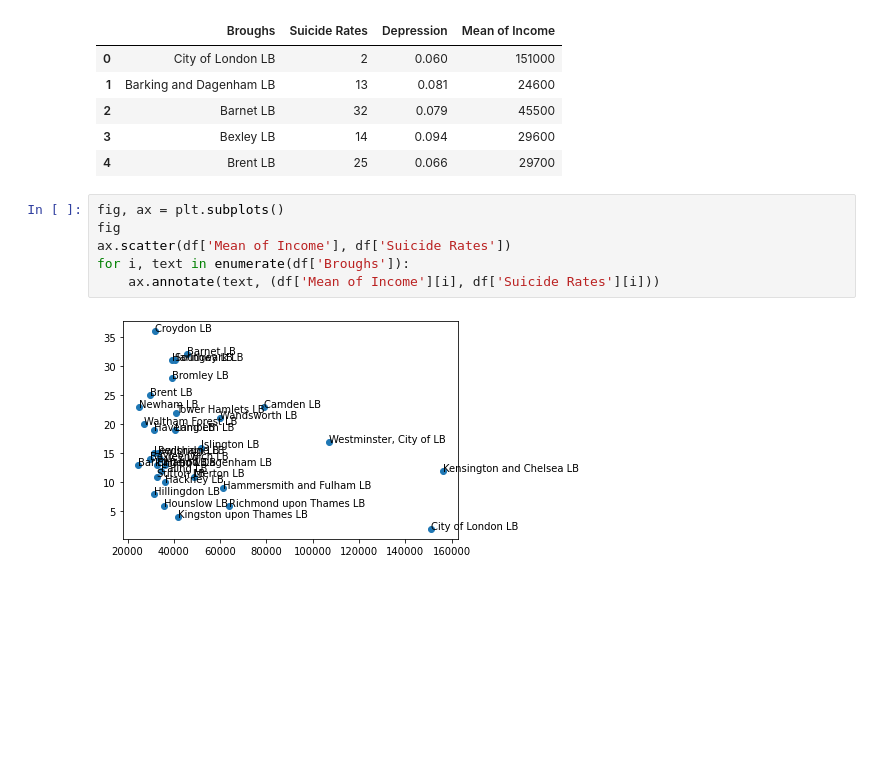
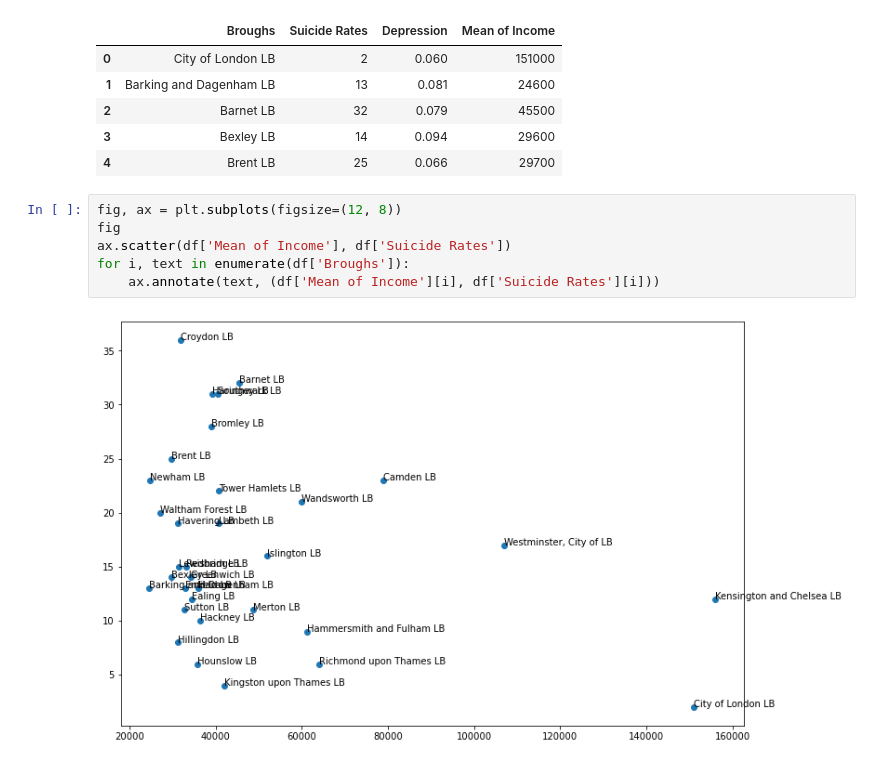
Before and after one commit to alyssageorgee/alyssageorge.github.io, a Jupyter notebook: choropleth map.ipynb, the cells around one changed output. Drawn from its saved outputs; the diff is of its cells as text; blank space fills up the shorter version.

```diff
--- a/choropleth map.ipynb
+++ b/choropleth map.ipynb
@@ -22,10 +22,10 @@ df.head()
 | 3 | Bexley LB | 14 | 0.094 | 29600 |
 | 4 | Brent LB | 25 | 0.066 | 29700 |
 # %%
-fig, ax = plt.subplots()
+fig, ax = plt.subplots(figsize=(12, 8))
 fig
 ax.scatter(df['Mean of Income'], df['Suicide Rates'])
 for i, text in enumerate(df['Broughs']):
     ax.annotate(text, (df['Mean of Income'][i], df['Suicide Rates'][i]))
 # %% [output]
-[figure, old version]
+[figure, new version]
```
Also changed, not shown: 1 other file.
